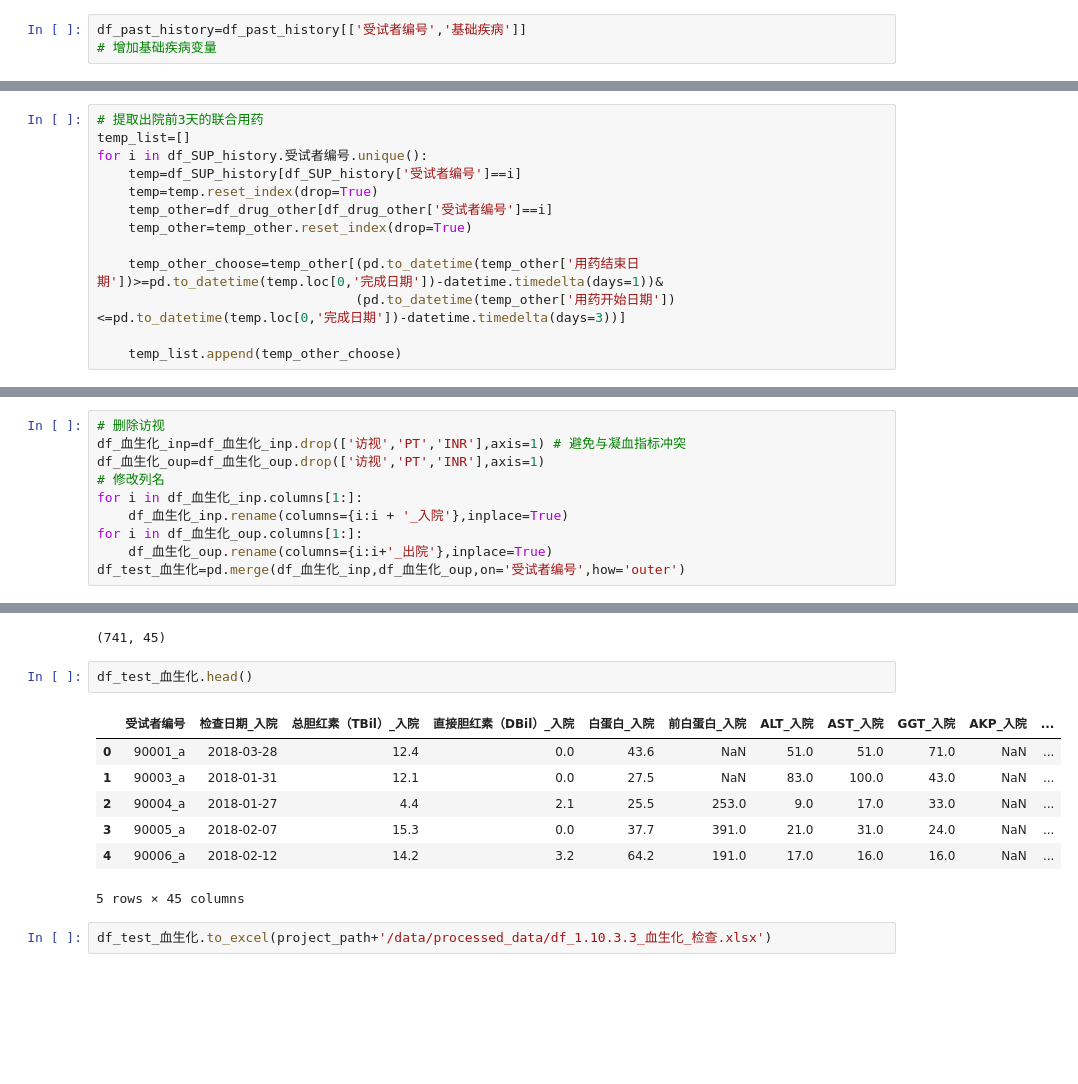
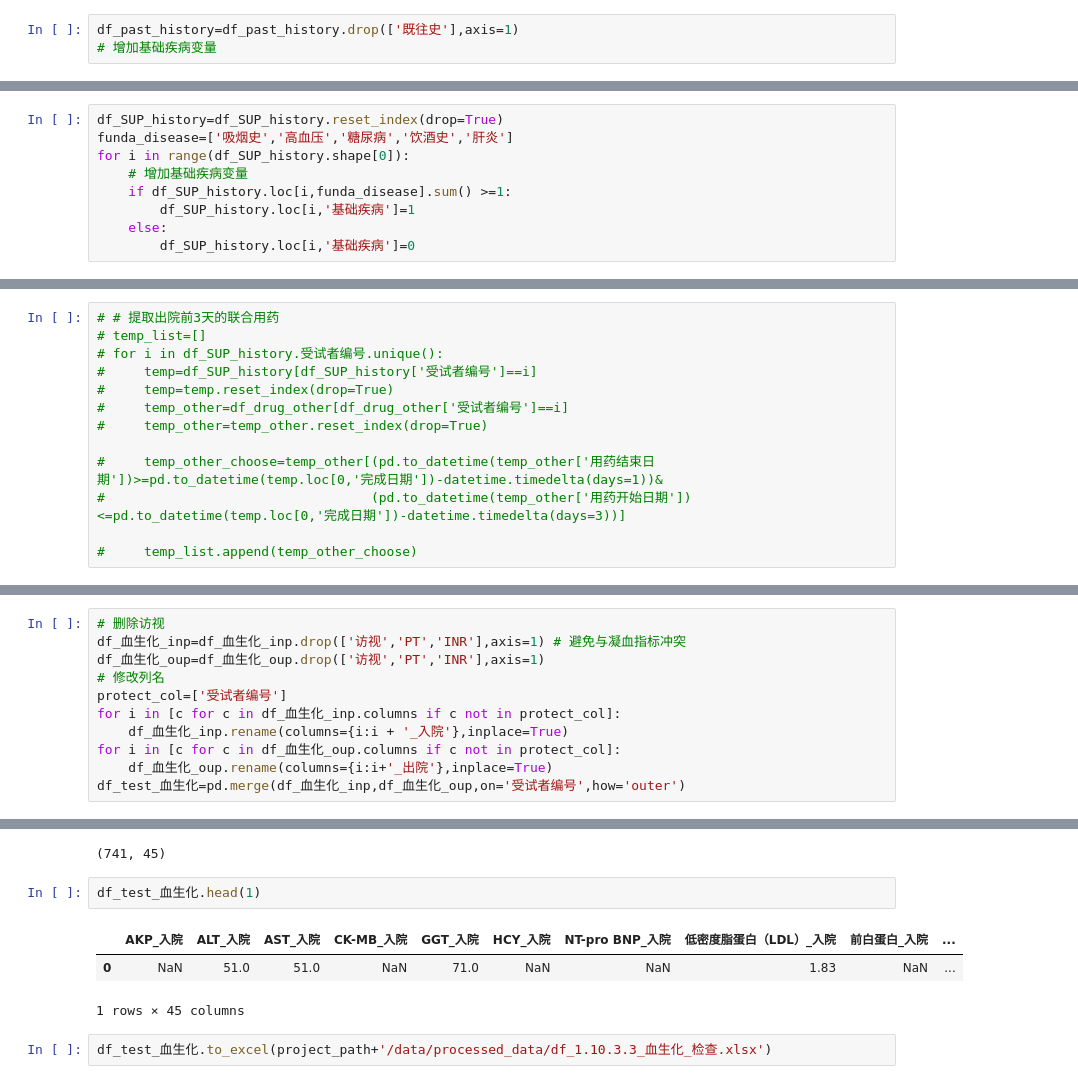
Before and after one commit to yuyongsheng1990/SUP_xinhua_hospital, a Jupyter notebook: processed_data.ipynb, the cells around one changed output, grey strips where cells are left out. Drawn from its saved outputs; the diff is of its cells as text; blank space fills up the shorter version.

```diff
--- a/processed_data.ipynb
+++ b/processed_data.ipynb
@@ -1060,5 +1084,5 @@ for i in range(df_past_history.shape[0]):
 # %%
-df_past_history=df_past_history[['受试者编号','基础疾病']]
+df_past_history=df_past_history.drop(['既往史'],axis=1)
 # 增加基础疾病变量
 # %%
 df_past_history.head()
@@ -1192,0 +1227,9 @@ Index(['受试者编号', '出院诊断', '主要疾病转归_描述', '用药
+# %%
+df_SUP_history=df_SUP_history.reset_index(drop=True)
+funda_disease=['吸烟史','高血压','糖尿病','饮酒史','肝炎']
+for i in range(df_SUP_history.shape[0]):
+    # 增加基础疾病变量
+    if df_SUP_history.loc[i,funda_disease].sum() >=1:
+        df_SUP_history.loc[i,'基础疾病']=1
+    else:
+        df_SUP_history.loc[i,'基础疾病']=0
@@ -1253,16 +1321,16 @@ df_drug_other.to_excel(project_path+'/data/processed_data/df_1.9.1_联合用药.
 # %% [markdown]
 ### 筛选出院前3天的联合用药
 # %%
-# 提取出院前3天的联合用药
-temp_list=[]
-for i in df_SUP_history.受试者编号.unique():
-    temp=df_SUP_history[df_SUP_history['受试者编号']==i]
-    temp=temp.reset_index(drop=True)
-    temp_other=df_drug_other[df_drug_other['受试者编号']==i]
-    temp_other=temp_other.reset_index(drop=True)
+# # 提取出院前3天的联合用药
+# temp_list=[]
+# for i in df_SUP_history.受试者编号.unique():
+#     temp=df_SUP_history[df_SUP_history['受试者编号']==i]
+#     temp=temp.reset_index(drop=True)
+#     temp_other=df_drug_other[df_drug_other['受试者编号']==i]
+#     temp_other=temp_other.reset_index(drop=True)
 
-    temp_other_choose=temp_other[(pd.to_datetime(temp_other['用药结束日期'])>=pd.to_datetime(temp.loc[0,'完成日期'])-datetime.timedelta(days=1))&
-                                 (pd.to_datetime(temp_other['用药开始日期'])<=pd.to_datetime(temp.loc[0,'完成日期'])-datetime.timedelta(days=3))]
+#     temp_other_choose=temp_other[(pd.to_datetime(temp_other['用药结束日期'])>=pd.to_datetime(temp.loc[0,'完成日期'])-datetime.timedelta(days=1))&
+#                                  (pd.to_datetime(temp_other['用药开始日期'])<=pd.to_datetime(temp.loc[0,'完成日期'])-datetime.timedelta(days=3))]
 
-    temp_list.append(temp_other_choose)
+#     temp_list.append(temp_other_choose)
 # %%
@@ -1805,9 +1918,10 @@ df_血生化_oup.to_excel(project_path+'/data/processed_data/检测数据/df_血
 df_血生化_inp=df_血生化_inp.drop(['访视','PT','INR'],axis=1) # 避免与凝血指标冲突
 df_血生化_oup=df_血生化_oup.drop(['访视','PT','INR'],axis=1)
 # 修改列名
-for i in df_血生化_inp.columns[1:]:
+protect_col=['受试者编号']
+for i in [c for c in df_血生化_inp.columns if c not in protect_col]:
     df_血生化_inp.rename(columns={i:i + '_入院'},inplace=True)
-for i in df_血生化_oup.columns[1:]:
+for i in [c for c in df_血生化_oup.columns if c not in protect_col]:
     df_血生化_oup.rename(columns={i:i+'_出院'},inplace=True)
 df_test_血生化=pd.merge(df_血生化_inp,df_血生化_oup,on='受试者编号',how='outer')
 # %%
@@ -1815,15 +1929,11 @@ df_test_血生化.shape
 # %% [output]
 (741, 45)
 # %%
-df_test_血生化.head()
+df_test_血生化.head(1)
 # %% [output]
-|  | 受试者编号 | 检查日期_入院 | 总胆红素（TBil）_入院 | 直接胆红素（DBil）_入院 | 白蛋白_入院 | 前白蛋白_入院 | ALT_入院 | AST_入院 | GGT_入院 | AKP_入院 | ... |
-| 0 | 90001_a | 2018-03-28 | 12.4 | 0.0 | 43.6 | NaN | 51.0 | 51.0 | 71.0 | NaN | ... |
-| 1 | 90003_a | 2018-01-31 | 12.1 | 0.0 | 27.5 | NaN | 83.0 | 100.0 | 43.0 | NaN | ... |
-| 2 | 90004_a | 2018-01-27 | 4.4 | 2.1 | 25.5 | 253.0 | 9.0 | 17.0 | 33.0 | NaN | ... |
-| 3 | 90005_a | 2018-02-07 | 15.3 | 0.0 | 37.7 | 391.0 | 21.0 | 31.0 | 24.0 | NaN | ... |
-| 4 | 90006_a | 2018-02-12 | 14.2 | 3.2 | 64.2 | 191.0 | 17.0 | 16.0 | 16.0 | NaN | ... |
+|  | AKP_入院 | ALT_入院 | AST_入院 | CK-MB_入院 | GGT_入院 | HCY_入院 | NT-pro BNP_入院 | 低密度脂蛋白（LDL）_入院 | 前白蛋白_入院 | ... |
+| 0 | NaN | 51.0 | 51.0 | NaN | 71.0 | NaN | NaN | 1.83 | NaN | ... |
-5 rows × 45 columns
+1 rows × 45 columns
 # %%
 df_test_血生化.to_excel(project_path+'/data/processed_data/df_1.10.3.3_血生化_检查.xlsx')
 # %% [markdown]
```
Also changed, not shown: parts of 215 cells of this notebook, 2 other files.
